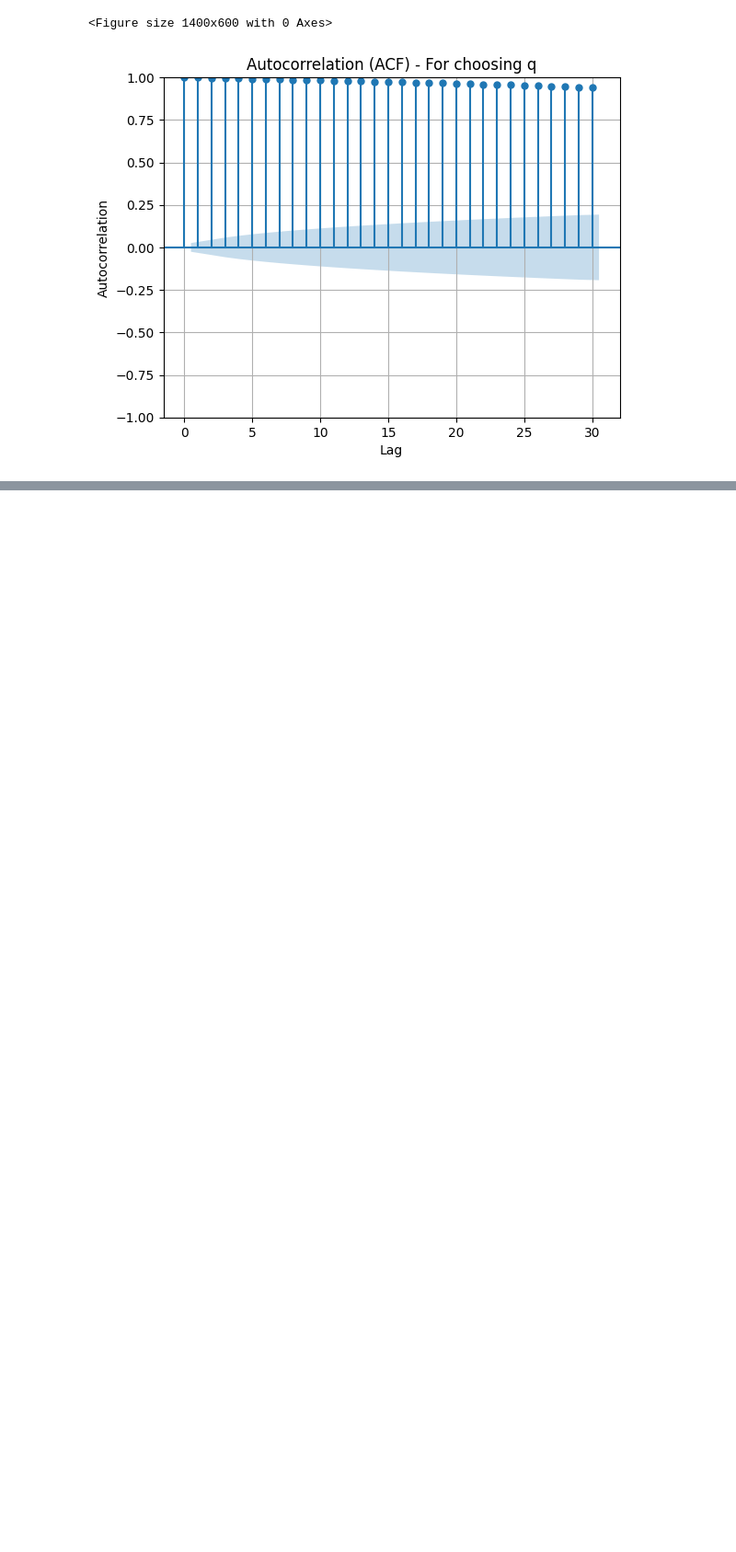
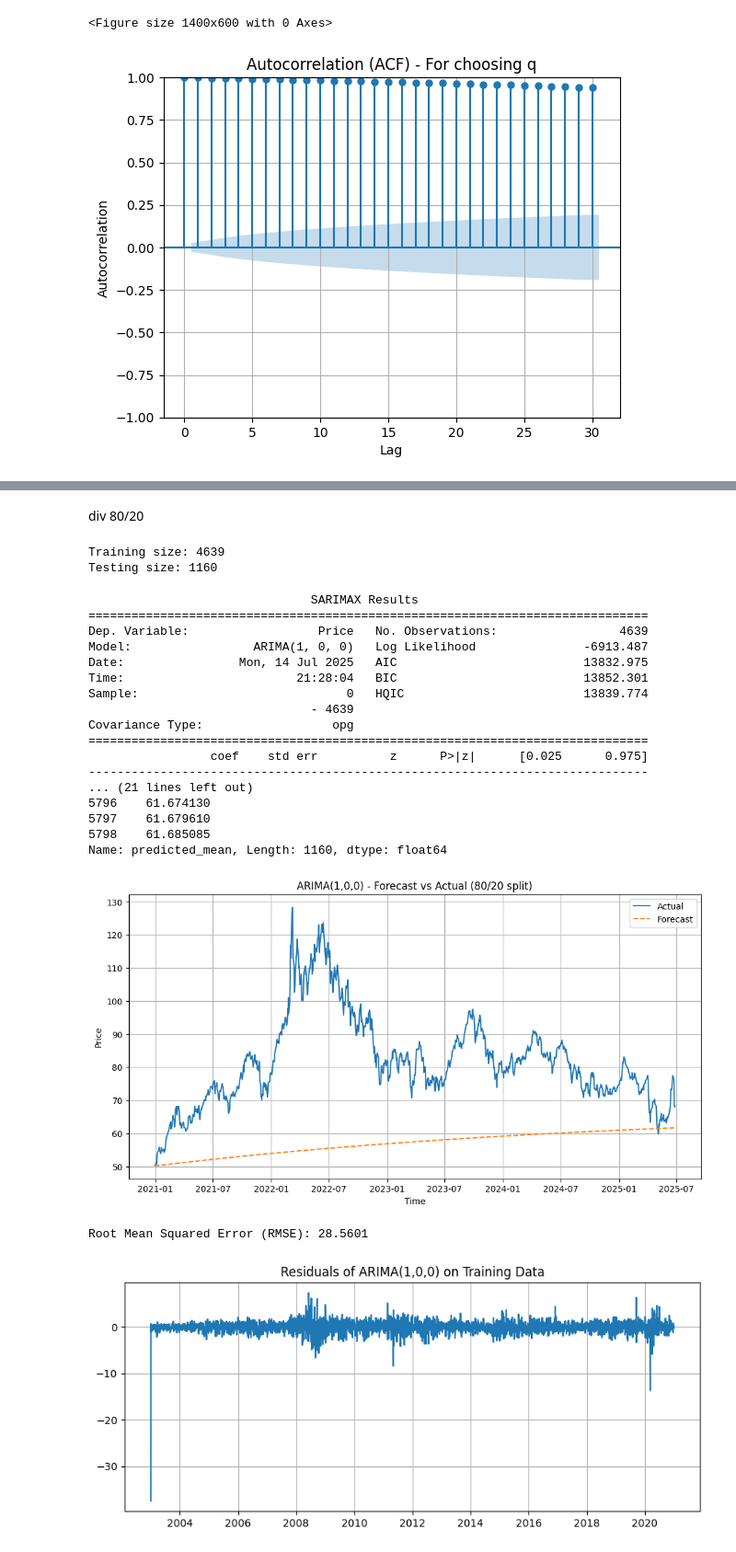
Before and after one commit to AliSalman25/first-Jupyter-Notebook-for-the-experiments, a Jupyter notebook: first_experiment.ipynb, the cells around one changed output, grey strips where cells are left out. Shown at 92% size. Drawn from its saved outputs; the diff is of its cells as text; code cells hidden in the pictures; blank space fills up the shorter version.

```diff
--- a/first_experiment.ipynb
+++ b/first_experiment.ipynb
@@ -282,0 +405,76 @@ plt.show()
+# %% [markdown]
+div 80/20
+# %%
+import pandas as pd
+from statsmodels.tsa.arima.model import ARIMA
+import matplotlib.pyplot as plt
+from sklearn.metrics import mean_squared_error
+import numpy as np
+
+# drop nan
+series = df['Price'].dropna()
+
+# div to train 80 test 20
+split_index = int(len(series) * 0.8)
+train = series[:split_index]
+test = series[split_index:]
+
+print(f"Training size: {len(train)}")
+print(f"Testing size: {len(test)}")
+
+# ARIMA(1,0,0)on training data 80%
+model = ARIMA(train, order=(1,0,0))
+model_fit = model.fit()
+
+
+print(model_fit.summary())
+
+# forcasting on 20%
+forecast = model_fit.forecast(steps=len(test))
+print("Forecasted values:\n", forecast)
+
+# plot actual data and forcasting data
+plt.figure(figsize=(12, 6))
+plt.plot(test.index, test, label='Actual')
+plt.plot(test.index, forecast, label='Forecast', linestyle='--')
+plt.title('ARIMA(1,0,0) - Forecast vs Actual (80/20 split)')
+plt.xlabel('Time')
+plt.ylabel('Price')
+plt.legend()
+plt.grid(True)
+plt.show()
+
+#  RMSE (Root Mean Squared Error)
+rmse = np.sqrt(mean_squared_error(test, forecast))
+print(f"Root Mean Squared Error (RMSE): {rmse:.4f}")
+
+# residuals
+residuals = model_fit.resid
+plt.figure(figsize=(10, 4))
+plt.plot(residuals)
+plt.title('Residuals of ARIMA(1,0,0) on Training Data')
+plt.grid(True)
+plt.show()
+# %% [output]
+Training size: 4639
+Testing size: 1160
+                               SARIMAX Results
+==============================================================================
+Dep. Variable:                  Price   No. Observations:                 4639
+Model:                 ARIMA(1, 0, 0)   Log Likelihood               -6913.487
+Date:                Mon, 14 Jul 2025   AIC                          13832.975
+Time:                        21:28:04   BIC                          13852.301
+Sample:                             0   HQIC                         13839.774
+                               - 4639
+Covariance Type:                  opg
+==============================================================================
+                 coef    std err          z      P>|z|      [0.025      0.975]
+------------------------------------------------------------------------------
+... (21 lines left out)
+5796    61.674130
+5797    61.679610
+5798    61.685085
+Name: predicted_mean, Length: 1160, dtype: float64
+[figure, added]
+Root Mean Squared Error (RMSE): 28.5601
+[figure, added]
```
Also changed, not shown: parts of 8 cells of this notebook.
